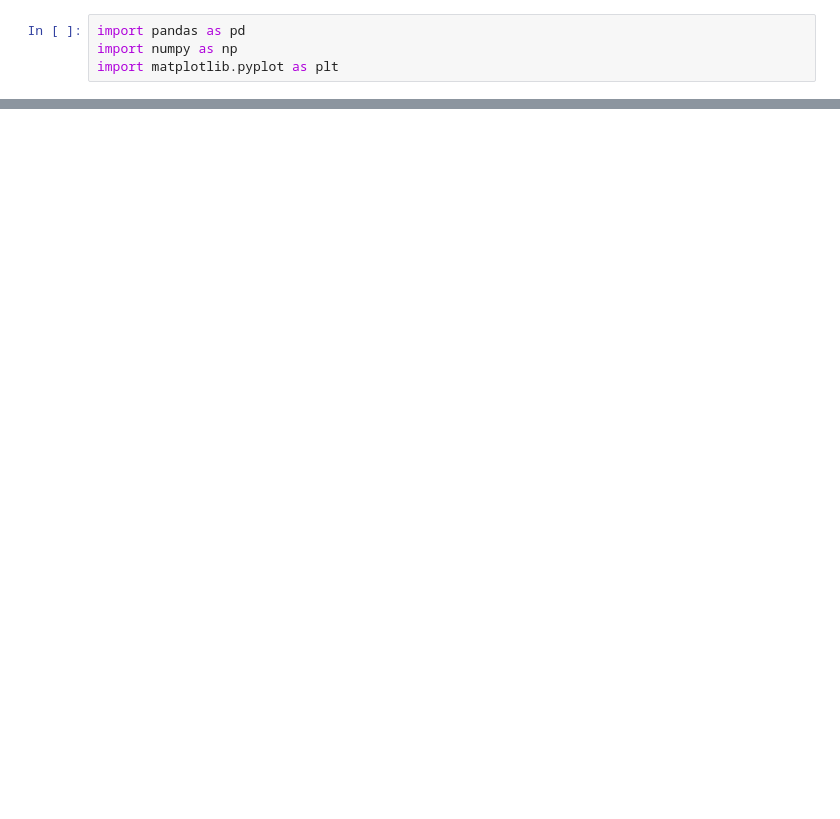
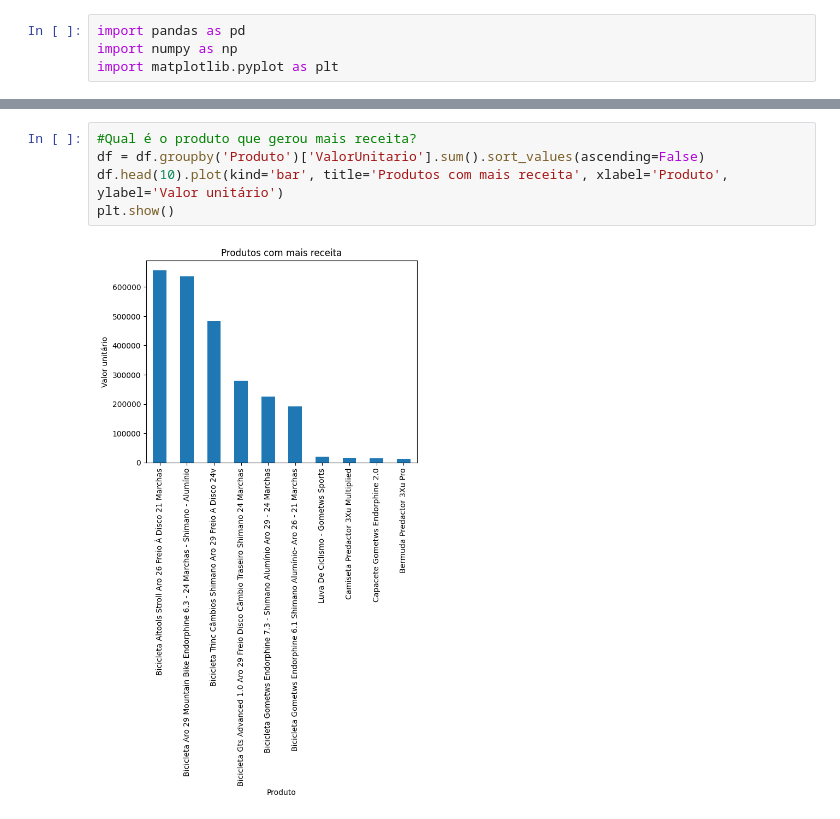
Before and after one commit to jcostaa1/analysis-client, a Jupyter notebook: analytic_graphs.ipynb, the cells around one changed output, grey strips where cells are left out. Drawn from its saved outputs; the diff is of its cells as text; blank space fills up the shorter version.

Commit message:
feat: new graphs

```diff
--- a/analytic_graphs.ipynb
+++ b/analytic_graphs.ipynb
@@ -74,0 +19,7 @@ plt.show()
+# %%
+#Qual é o produto que gerou mais receita?
+df = df.groupby('Produto')['ValorUnitario'].sum().sort_values(ascending=False)
+df.head(10).plot(kind='bar', title='Produtos com mais receita', xlabel='Produto', ylabel='Valor unitário')
+plt.show()
+# %% [output]
+[figure, added]
```
Also changed, not shown: parts of 39 cells of this notebook.
